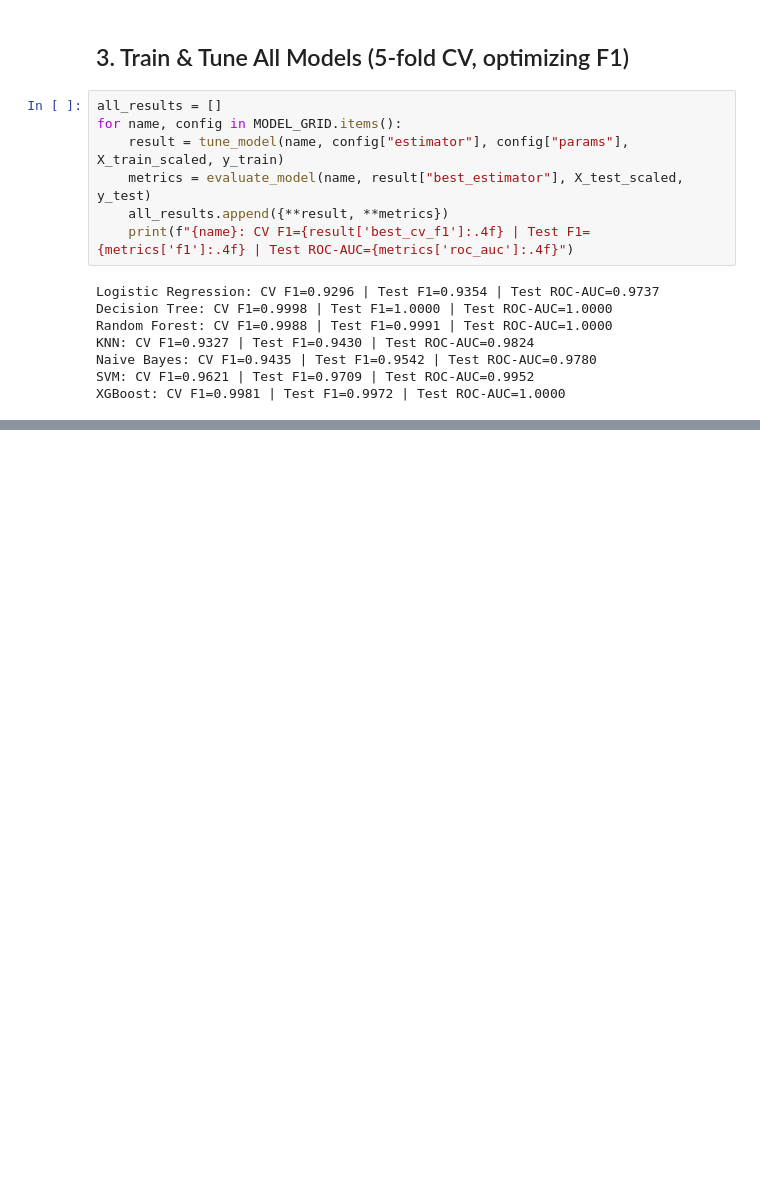
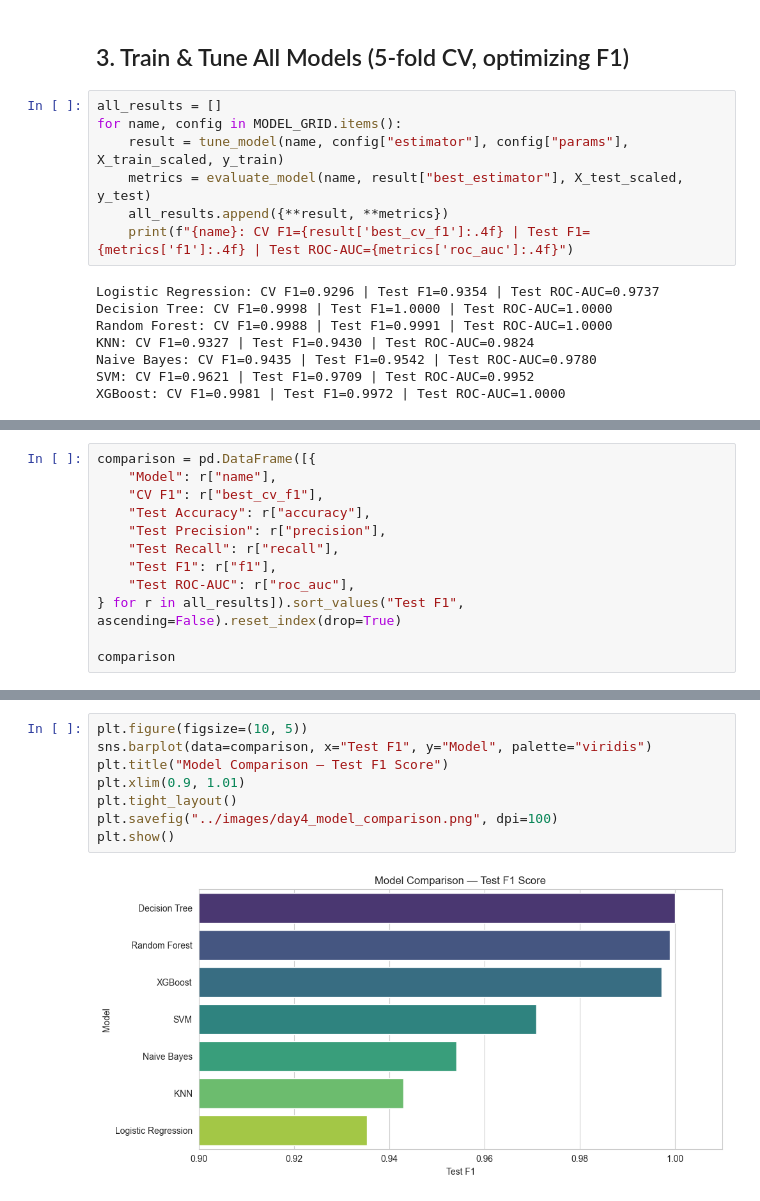
Before and after one commit to nirojthapa11/loan-approval-prediction, a Jupyter notebook: notebooks/04_model_training_evaluation.ipynb, the cells around one changed output, grey strips where cells are left out. Cells and saved outputs as stored; diff of their text form; blank space fills up the shorter version.

Commit message:
Model comparison and confusion matrices

```diff
--- a/notebooks/04_model_training_evaluation.ipynb
+++ b/notebooks/04_model_training_evaluation.ipynb
@@ -74,0 +77,12 @@ XGBoost: CV F1=0.9981 | Test F1=0.9972 | Test ROC-AUC=1.0000
+# %%
+comparison = pd.DataFrame([{
+    "Model": r["name"],
+    "CV F1": r["best_cv_f1"],
+    "Test Accuracy": r["accuracy"],
+    "Test Precision": r["precision"],
+    "Test Recall": r["recall"],
+    "Test F1": r["f1"],
+    "Test ROC-AUC": r["roc_auc"],
+} for r in all_results]).sort_values("Test F1", ascending=False).reset_index(drop=True)
+
+comparison
@@ -74,0 +98,10 @@ XGBoost: CV F1=0.9981 | Test F1=0.9972 | Test ROC-AUC=1.0000
+# %%
+plt.figure(figsize=(10, 5))
+sns.barplot(data=comparison, x="Test F1", y="Model", palette="viridis")
+plt.title("Model Comparison — Test F1 Score")
+plt.xlim(0.9, 1.01)
+plt.tight_layout()
+plt.savefig("../images/day4_model_comparison.png", dpi=100)
+plt.show()
+# %% [output]
+[figure, added]
```
Also changed, not shown: parts of 5 cells of this notebook, 4 other files.
